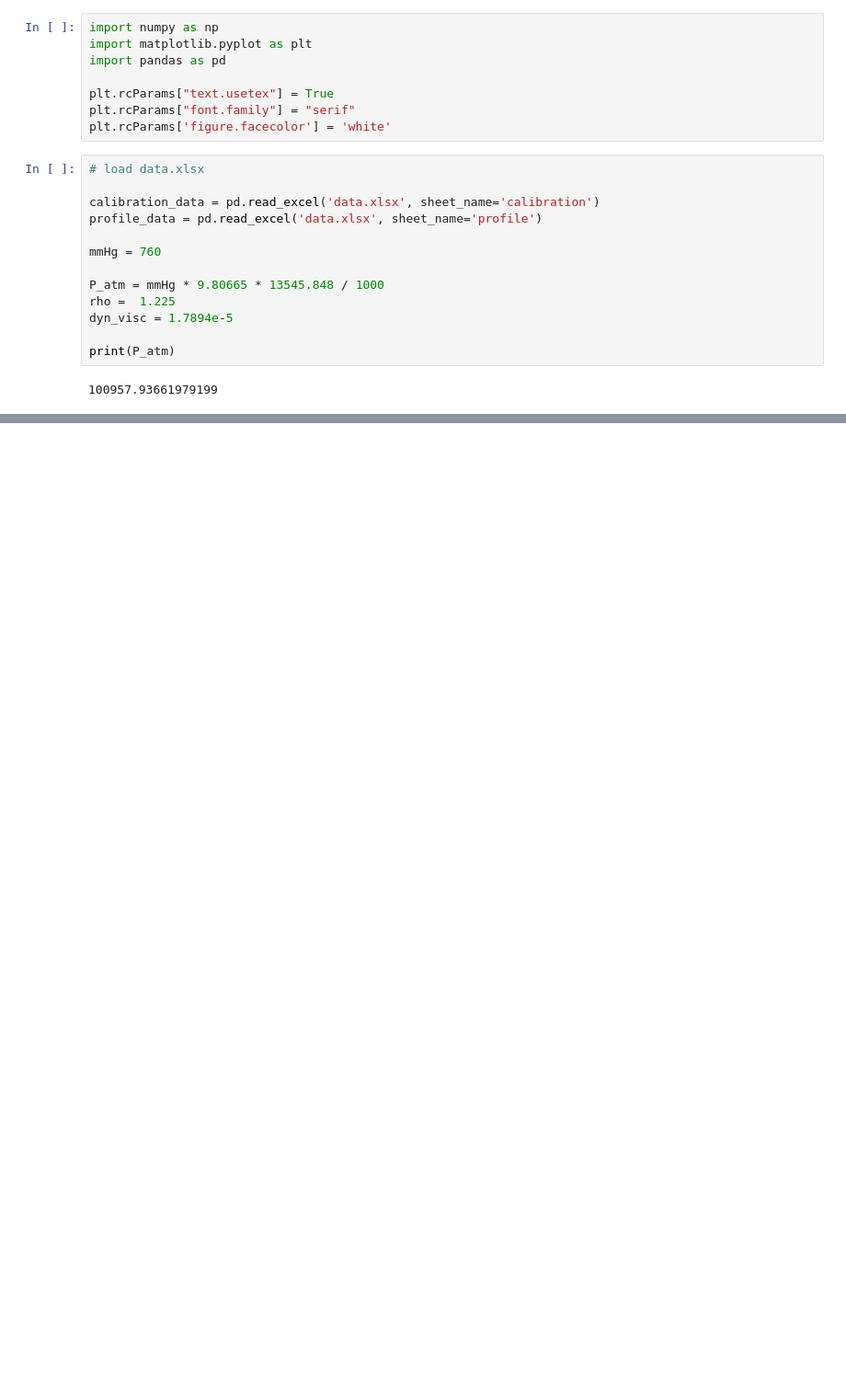
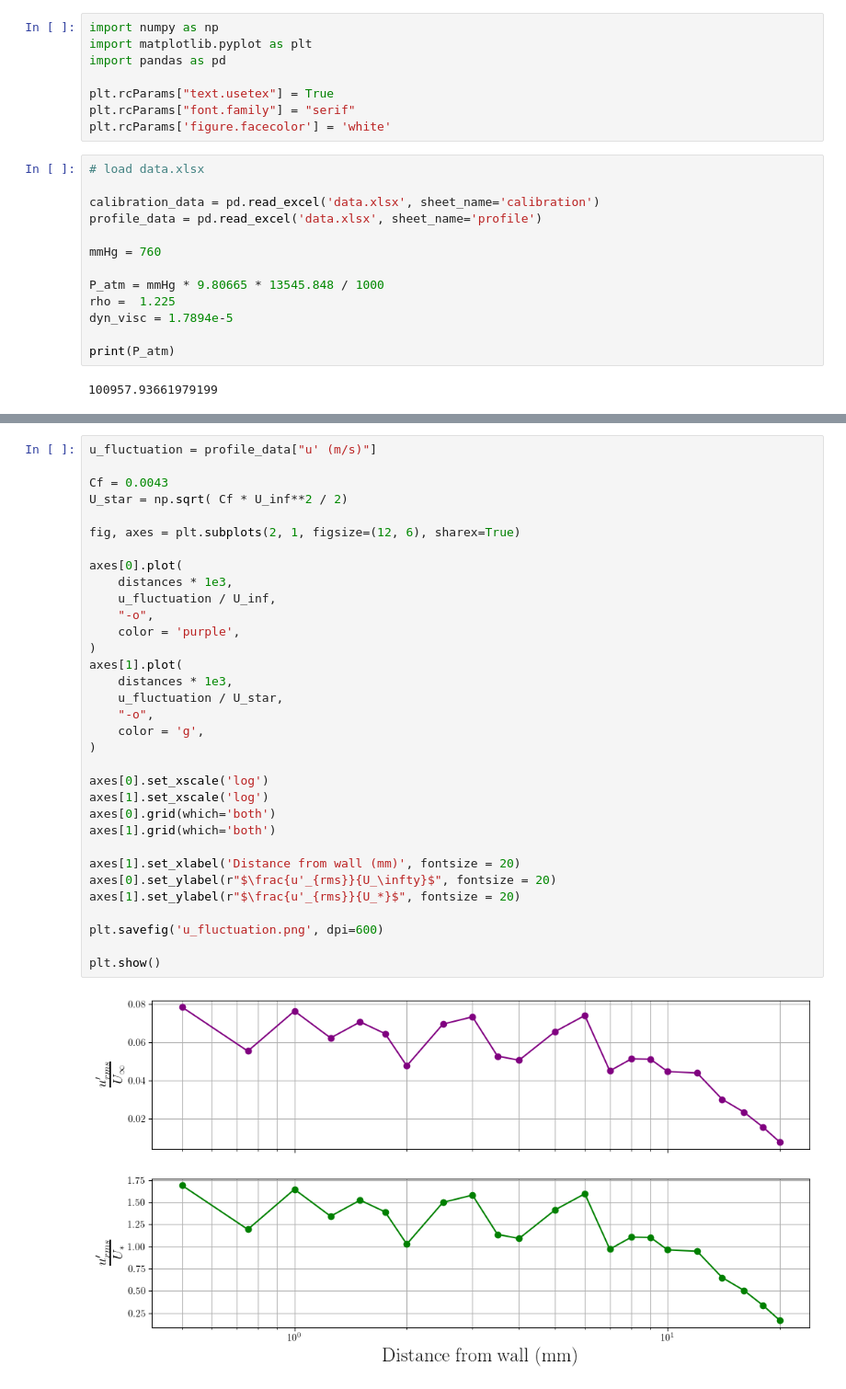
Before and after one commit to lpender3672/MEng-CW, a Jupyter notebook: IIA/3A1/Transition_to_turbulence/analysis.ipynb, the cells around one changed output, grey strips where cells are left out. Shown at 92% size. Saved outputs shown, nothing was run; the diff lists cells and outputs as text; blank space fills up the shorter version.

```diff
--- a/IIA/3A1/Transition_to_turbulence/analysis.ipynb
+++ b/IIA/3A1/Transition_to_turbulence/analysis.ipynb
@@ -85,0 +93,35 @@ Invalid limit will be ignored.
+# %%
+u_fluctuation = profile_data["u' (m/s)"]
+
+Cf = 0.0043
+U_star = np.sqrt( Cf * U_inf**2 / 2)
+
+fig, axes = plt.subplots(2, 1, figsize=(12, 6), sharex=True)
+
+axes[0].plot(
+    distances * 1e3,
+    u_fluctuation / U_inf,
+    "-o",
+    color = 'purple',
+)
+axes[1].plot(
+    distances * 1e3,
+    u_fluctuation / U_star,
+    "-o",
+    color = 'g',
+)
+
+axes[0].set_xscale('log')
+axes[1].set_xscale('log')
+axes[0].grid(which='both')
+axes[1].grid(which='both')
+
+axes[1].set_xlabel('Distance from wall (mm)', fontsize = 20)
+axes[0].set_ylabel(r"$\frac{u'_{rms}}{U_\infty}$", fontsize = 20)
+axes[1].set_ylabel(r"$\frac{u'_{rms}}{U_*}$", fontsize = 20)
+
+plt.savefig('u_fluctuation.png', dpi=600)
+
+plt.show()
+# %% [output]
+[figure, added]
```
Also changed, not shown: parts of 3 cells of this notebook, 8 other files.
